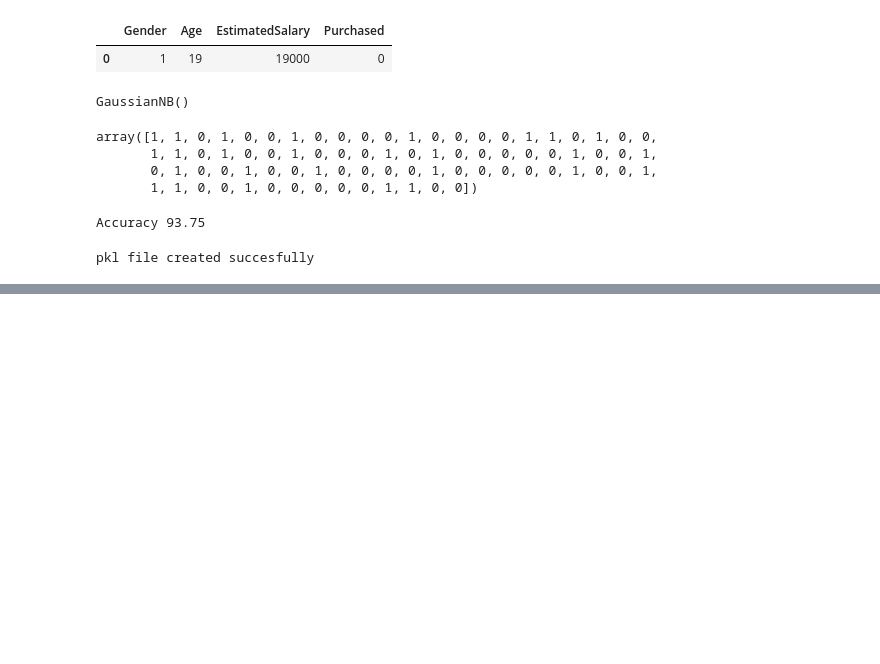
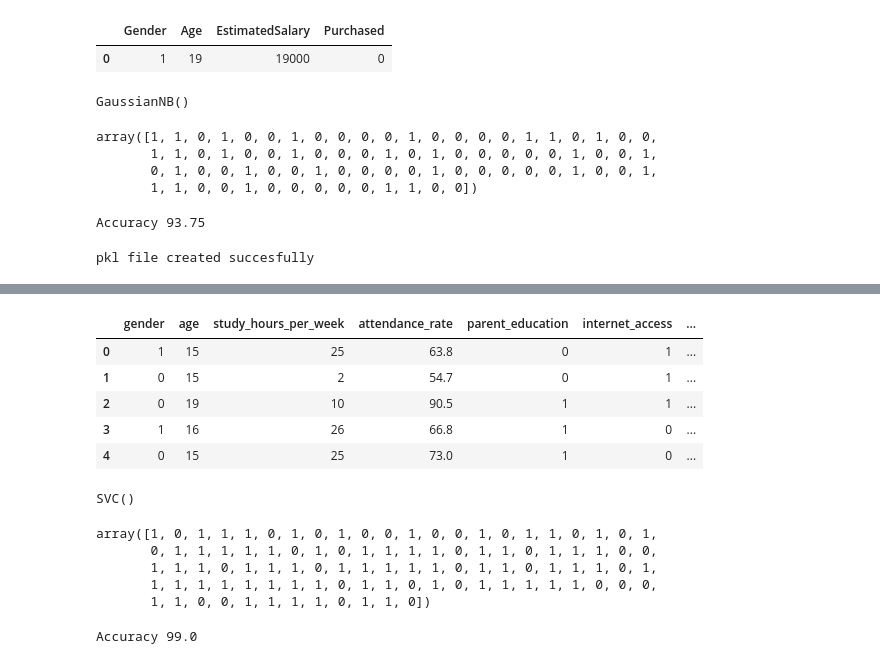
Before and after one commit to Aradhyagodambe/Python-Colab-Files, a Jupyter notebook: ML_Fundamnetals.ipynb, the cells around one changed output, grey strips where cells are left out. Drawn from its saved outputs; the diff is of its cells as text; code cells hidden in the pictures; blank space fills up the shorter version.

```diff
--- a/ML_Fundamnetals.ipynb
+++ b/ML_Fundamnetals.ipynb
@@ -453,0 +603,3 @@ pkl file created succesfully
+# %%
+SP['parent_education'] = LE.fit_transform(SP['parent_education'])
+print(SP['parent_education'])
@@ -453,0 +619,3 @@ pkl file created succesfully
+# %%
+SP['internet_access'] = LE.fit_transform(SP['internet_access'])
+print(SP['internet_access'])
@@ -453,0 +635,3 @@ pkl file created succesfully
+# %%
+SP['extracurricular'] = LE.fit_transform(SP['extracurricular'])
+print(SP['extracurricular'])
@@ -453,0 +651,3 @@ pkl file created succesfully
+# %%
+SP['passed'] = LE.fit_transform(SP['passed'])
+print(SP['passed'])
@@ -453,0 +667,9 @@ pkl file created succesfully
+# %%
+SP.head()
+# %% [output]
+|  | gender | age | study_hours_per_week | attendance_rate | parent_education | internet_access | ... |
+| 0 | 1 | 15 | 25 | 63.8 | 0 | 1 | ... |
+| 1 | 0 | 15 | 2 | 54.7 | 0 | 1 | ... |
+| 2 | 0 | 19 | 10 | 90.5 | 1 | 1 | ... |
+| 3 | 1 | 16 | 26 | 66.8 | 1 | 0 | ... |
+| 4 | 0 | 15 | 25 | 73.0 | 1 | 0 | ... |
@@ -453,0 +683,19 @@ pkl file created succesfully
+# %%
+Passed_or_Failed = SVC()
+Passed_or_Failed.fit(X_train, Y_train)
+# %% [output]
+SVC()
+# %%
+Predict = Passed_or_Failed.predict(X_test)
+Predict
+# %% [output]
+array([1, 0, 1, 1, 1, 0, 1, 0, 1, 0, 0, 1, 0, 0, 1, 0, 1, 1, 0, 1, 0, 1,
+       0, 1, 1, 1, 1, 1, 0, 1, 0, 1, 1, 1, 1, 0, 1, 1, 0, 1, 1, 1, 0, 0,
+       1, 1, 1, 0, 1, 1, 1, 0, 1, 1, 1, 1, 1, 0, 1, 1, 0, 1, 1, 1, 0, 1,
+       1, 1, 1, 1, 1, 1, 1, 1, 0, 1, 1, 0, 1, 0, 1, 1, 1, 1, 1, 0, 0, 0,
+       1, 1, 0, 0, 1, 1, 1, 1, 0, 1, 1, 0])
+# %%
+Score = accuracy_score(Y_test, Predict)
+print('Accuracy', Score*100)
+# %% [output]
+Accuracy 99.0
```
Also changed, not shown: parts of 23 cells of this notebook.
